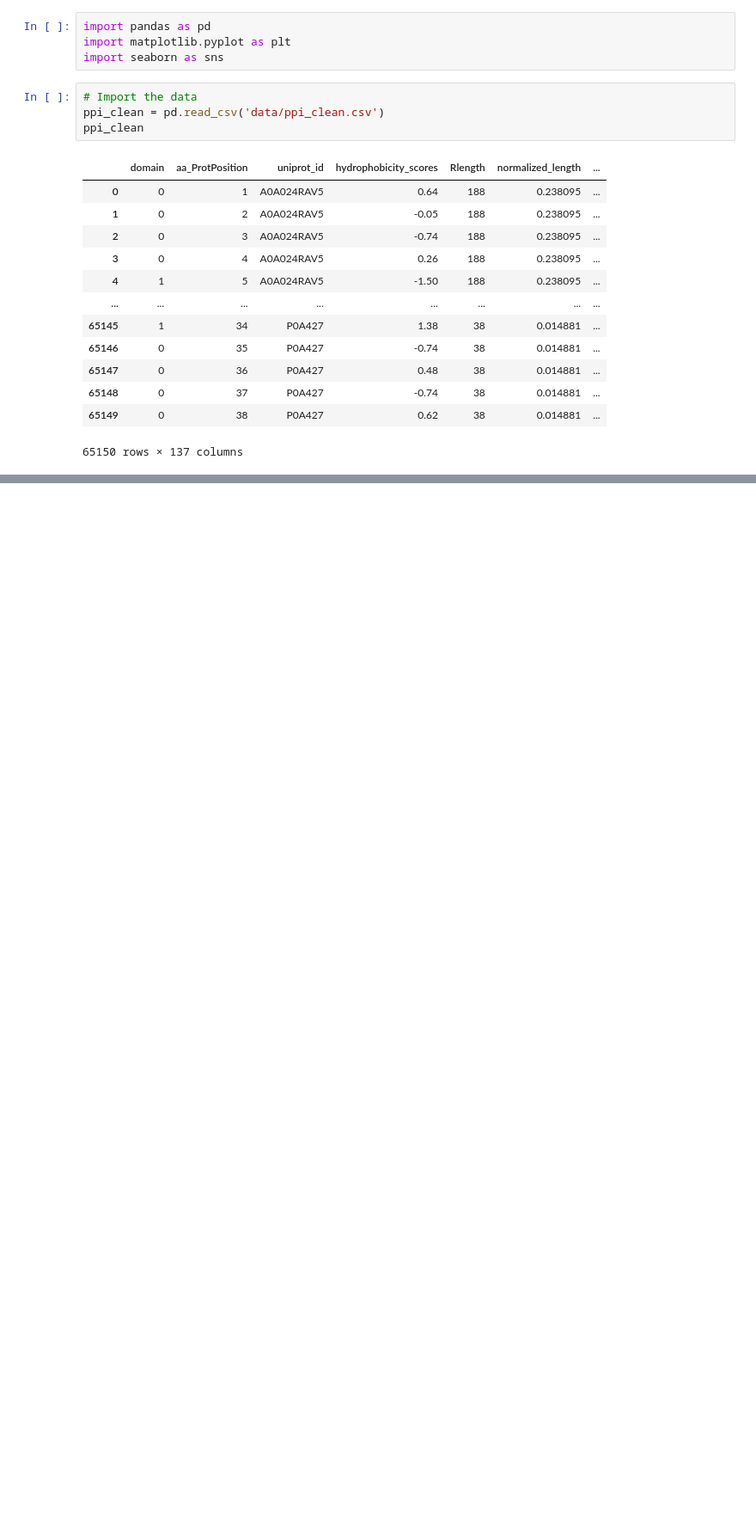
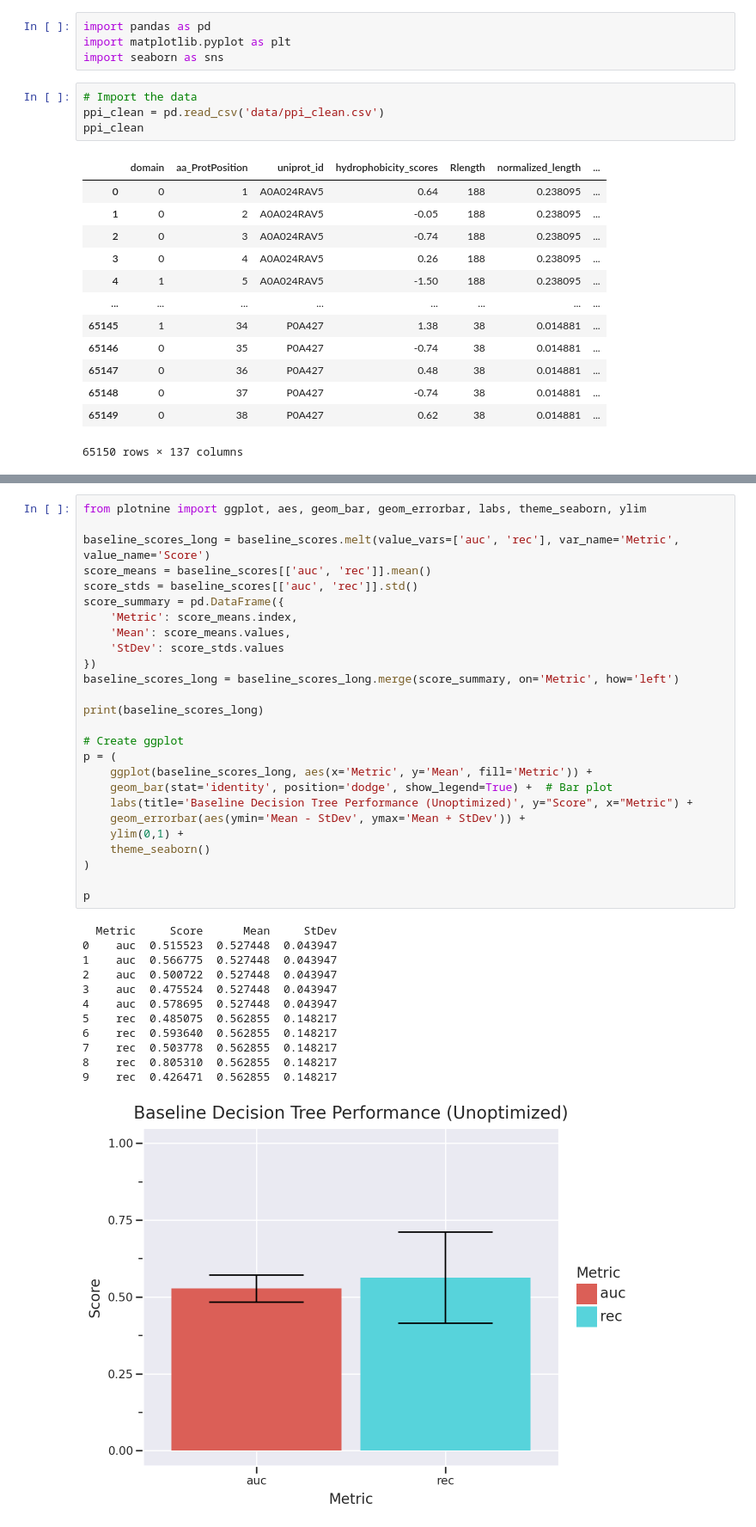
Before and after one commit to LuminousCodeGH/scientific-machine-learning-project, a Jupyter notebook: model_training.ipynb, the cells around one changed output, grey strips where cells are left out. Shown at 86% size. Cells and saved outputs as stored; diff of their text form; blank space fills up the shorter version.

```diff
--- a/model_training.ipynb
+++ b/model_training.ipynb
@@ -89,0 +139,39 @@ X_train, X_valid, y_train, y_valid = split_data_by_group(X, y, groups, train_siz
+# %%
+from plotnine import ggplot, aes, geom_bar, geom_errorbar, labs, theme_seaborn, ylim
+
+baseline_scores_long = baseline_scores.melt(value_vars=['auc', 'rec'], var_name='Metric', value_name='Score')
+score_means = baseline_scores[['auc', 'rec']].mean()
+score_stds = baseline_scores[['auc', 'rec']].std()
+score_summary = pd.DataFrame({
+    'Metric': score_means.index,
+    'Mean': score_means.values,
+    'StDev': score_stds.values
+})
+baseline_scores_long = baseline_scores_long.merge(score_summary, on='Metric', how='left')
+
+print(baseline_scores_long)
+
+# Create ggplot
+p = (
+    ggplot(baseline_scores_long, aes(x='Metric', y='Mean', fill='Metric')) +
+    geom_bar(stat='identity', position='dodge', show_legend=True) +  # Bar plot
+    labs(title='Baseline Decision Tree Performance (Unoptimized)', y="Score", x="Metric") +
+    geom_errorbar(aes(ymin='Mean - StDev', ymax='Mean + StDev')) +
+    ylim(0,1) +
+    theme_seaborn()
+)
+
+p
+# %% [output]
+  Metric     Score      Mean     StDev
+0    auc  0.515523  0.527448  0.043947
+1    auc  0.566775  0.527448  0.043947
+2    auc  0.500722  0.527448  0.043947
+3    auc  0.475524  0.527448  0.043947
+4    auc  0.578695  0.527448  0.043947
+5    rec  0.485075  0.562855  0.148217
+6    rec  0.593640  0.562855  0.148217
+7    rec  0.503778  0.562855  0.148217
+8    rec  0.805310  0.562855  0.148217
+9    rec  0.426471  0.562855  0.148217
+[figure, added]
```
Also changed, not shown: parts of 4 cells of this notebook.
